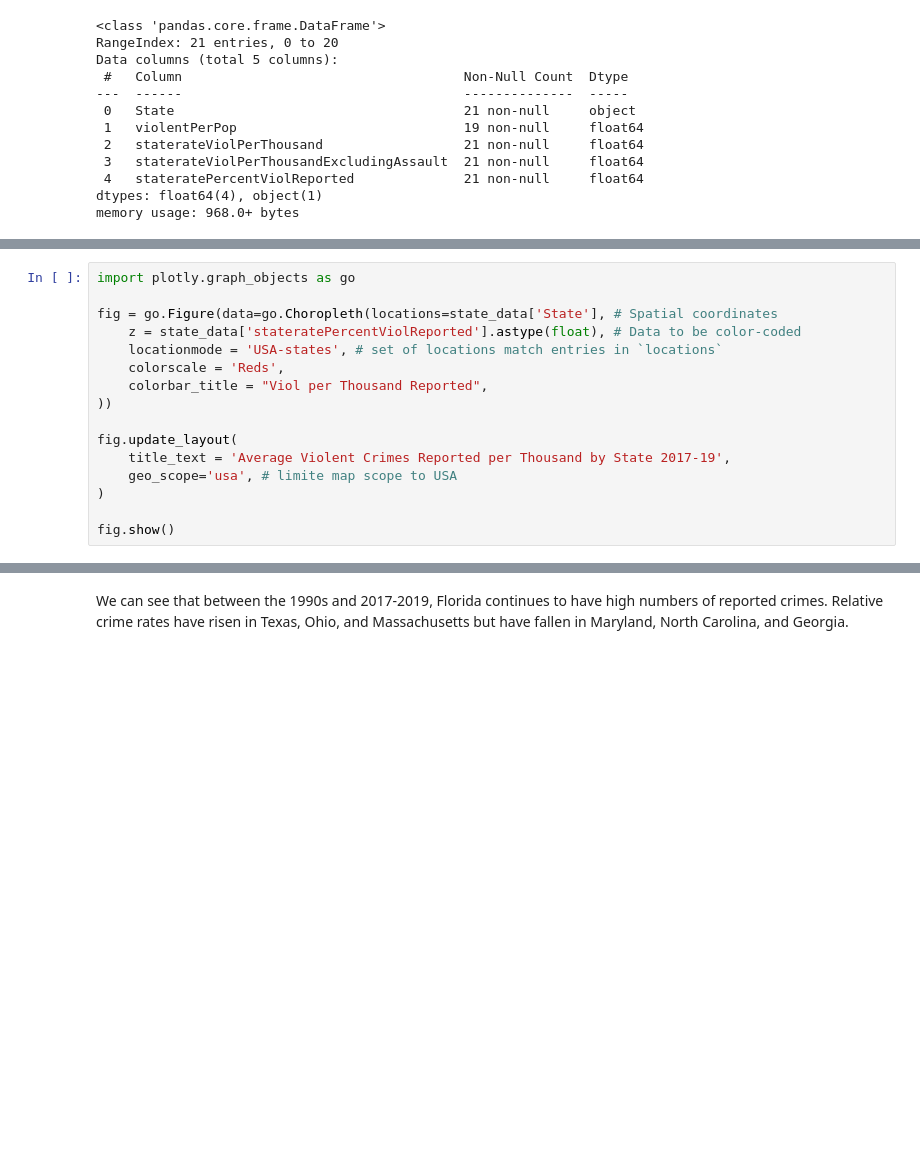
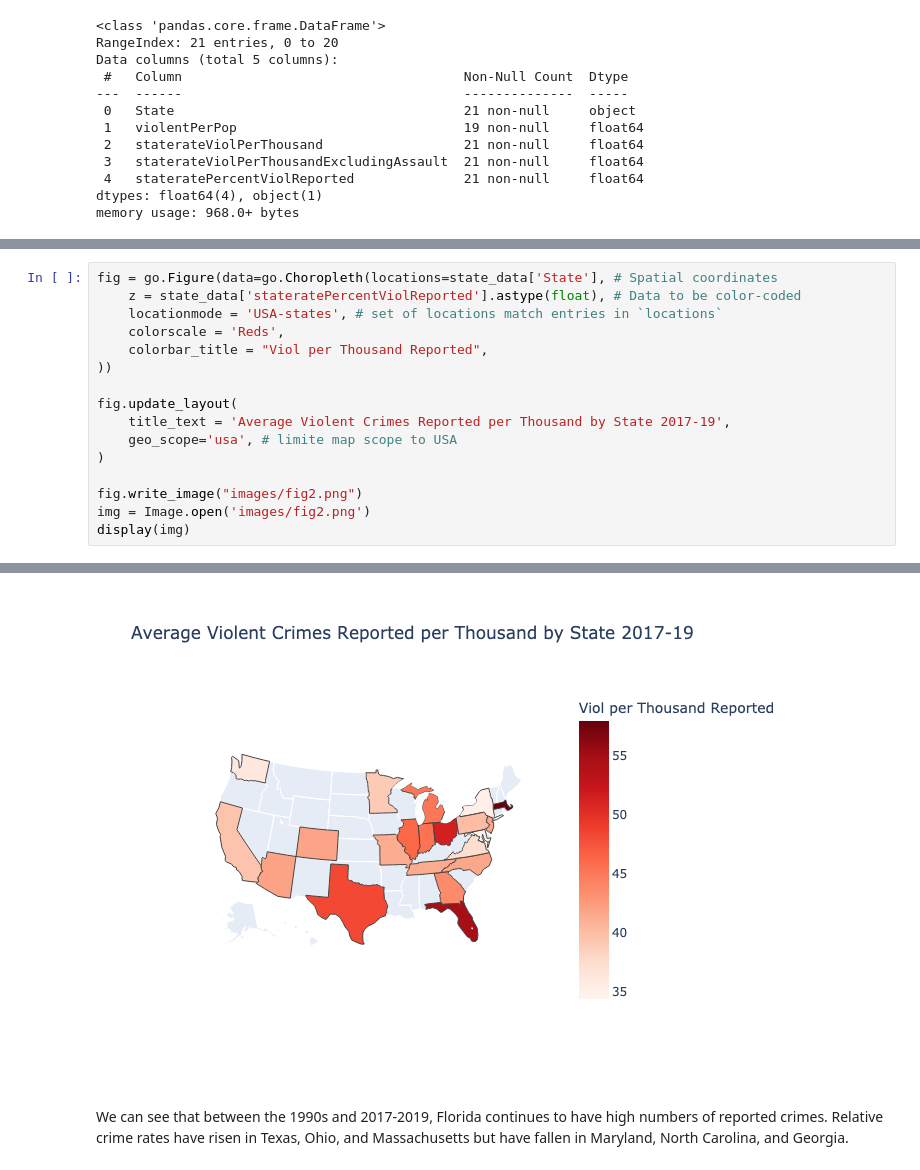
Before and after one commit to ijc2119/project-one, a Jupyter notebook: proj1_draft.ipynb, the cells around one changed output, grey strips where cells are left out. Cells and saved outputs as stored; diff of their text form; blank space fills up the shorter version.

```diff
--- a/proj1_draft.ipynb
+++ b/proj1_draft.ipynb
@@ -115,6 +371,4 @@ fig.show()
 # %%
-import plotly.graph_objects as go
-
 fig = go.Figure(data=go.Choropleth(locations=state_data['State'], # Spatial coordinates
     z = state_data['stateratePercentViolReported'].astype(float), # Data to be color-coded
     locationmode = 'USA-states', # set of locations match entries in `locations`
@@ -127,5 +381,7 @@ fig.update_layout(
     geo_scope='usa', # limite map scope to USA
 )
 
-fig.show()
+fig.write_image("images/fig2.png")
+img = Image.open('images/fig2.png')
+display(img)
 # %% [output]
@@ -133,3 +388,4 @@ fig.show()
+[figure, added]
 # %% [markdown]
 We can see that between the 1990s and 2017-2019, Florida continues to have high numbers of reported crimes. Relative crime rates have risen in Texas, Ohio, and Massachusetts but have fallen in Maryland, North Carolina, and Georgia.
 # %%
```
Also changed, not shown: parts of 35 cells of this notebook, 5 other files.
